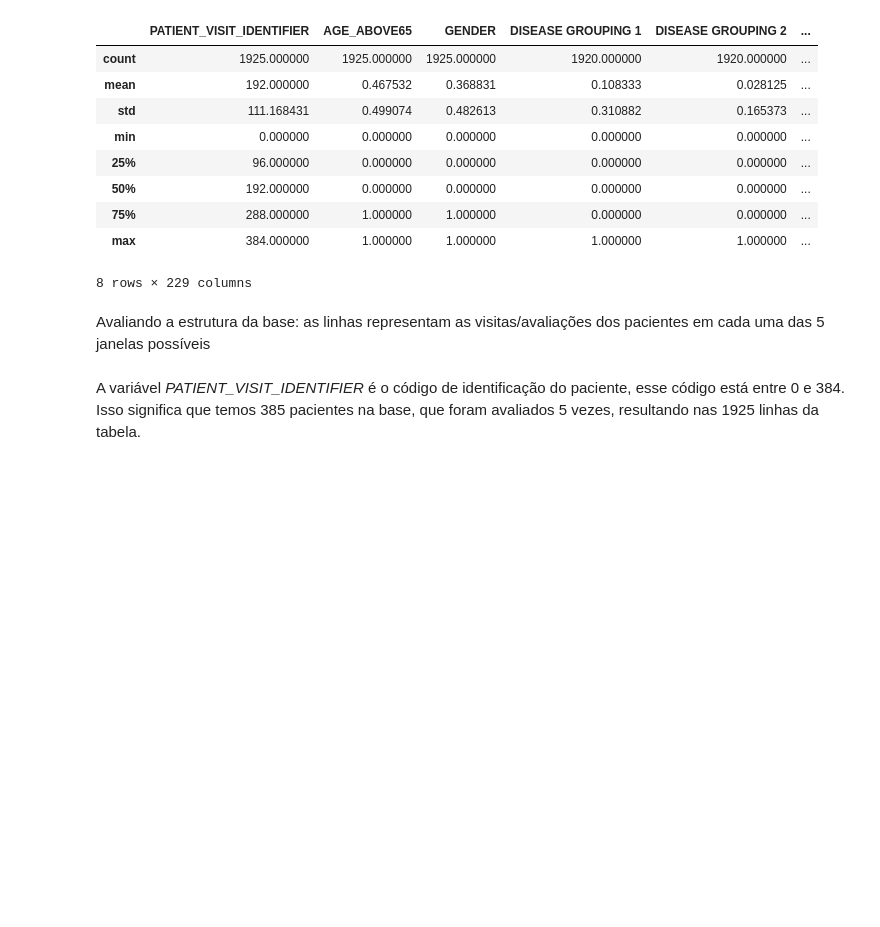
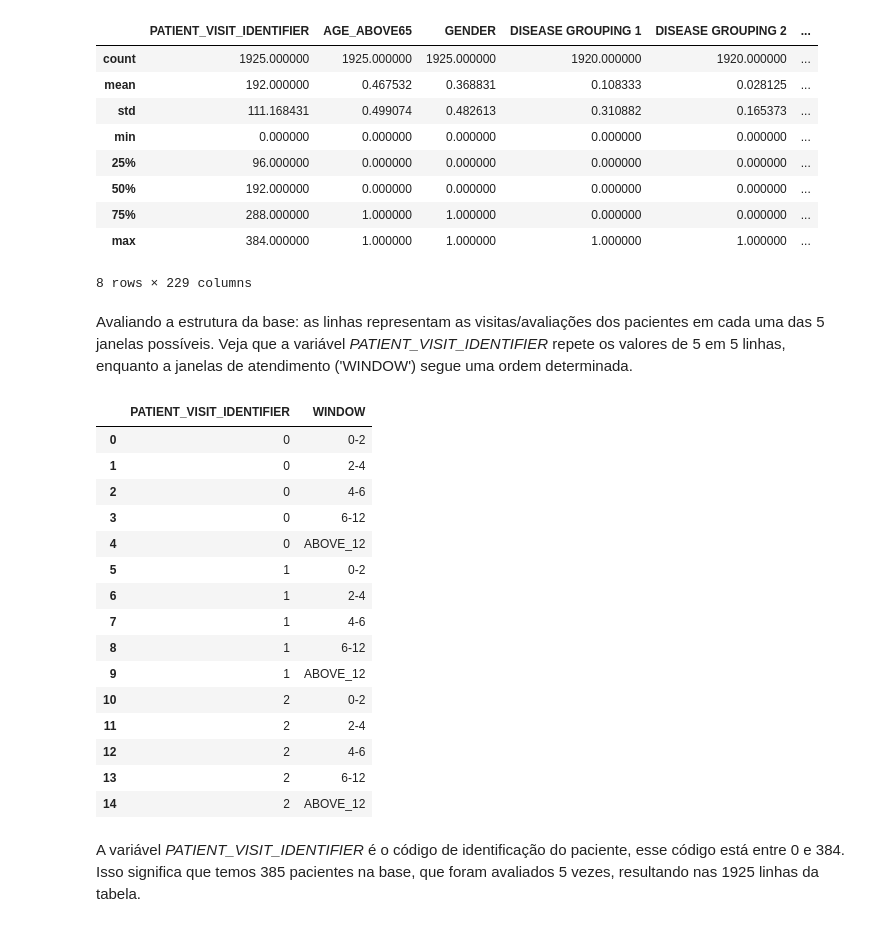
Before and after one commit to Garaujott/Projeto_SirioLibanes_Covid_Kaggle, a Jupyter notebook: ProjetoSirioLibanes_PreparacaoDados.ipynb, the cells around one changed output. Drawn from its saved outputs; the diff is of its cells as text; code cells hidden in the pictures; blank space fills up the shorter version.

```diff
--- a/ProjetoSirioLibanes_PreparacaoDados.ipynb
+++ b/ProjetoSirioLibanes_PreparacaoDados.ipynb
@@ -60,7 +47,26 @@ covid.describe()
 | max | 384.000000 | 1.000000 | 1.000000 | 1.000000 | 1.000000 | ... |
 8 rows × 229 columns
 # %% [markdown]
-Avaliando a estrutura da base: as linhas representam as visitas/avaliações dos pacientes em cada uma das 5 janelas possíveis
+Avaliando a estrutura da base: as linhas representam as visitas/avaliações dos pacientes em cada uma das 5 janelas possíveis. Veja que a variável *PATIENT_VISIT_IDENTIFIER* repete os valores de 5 em 5 linhas, enquanto a janelas de atendimento ('WINDOW') segue uma ordem determinada.
+# %%
+covid[['PATIENT_VISIT_IDENTIFIER', 'WINDOW']].head(15)
+# %% [output]
+|  | PATIENT_VISIT_IDENTIFIER | WINDOW |
+| 0 | 0 | 0-2 |
+| 1 | 0 | 2-4 |
+| 2 | 0 | 4-6 |
+| 3 | 0 | 6-12 |
+| 4 | 0 | ABOVE_12 |
+| 5 | 1 | 0-2 |
+| 6 | 1 | 2-4 |
+| 7 | 1 | 4-6 |
+| 8 | 1 | 6-12 |
+| 9 | 1 | ABOVE_12 |
+| 10 | 2 | 0-2 |
+| 11 | 2 | 2-4 |
+| 12 | 2 | 4-6 |
+| 13 | 2 | 6-12 |
+| 14 | 2 | ABOVE_12 |
 # %% [markdown]
 A variável *PATIENT_VISIT_IDENTIFIER* é o código de identificação do paciente, esse código está entre 0 e 384. Isso significa que temos 385 pacientes na base, que foram avaliados 5 vezes, resultando nas 1925 linhas da tabela.
 # %%
```
Also changed, not shown: parts of 14 cells of this notebook.
